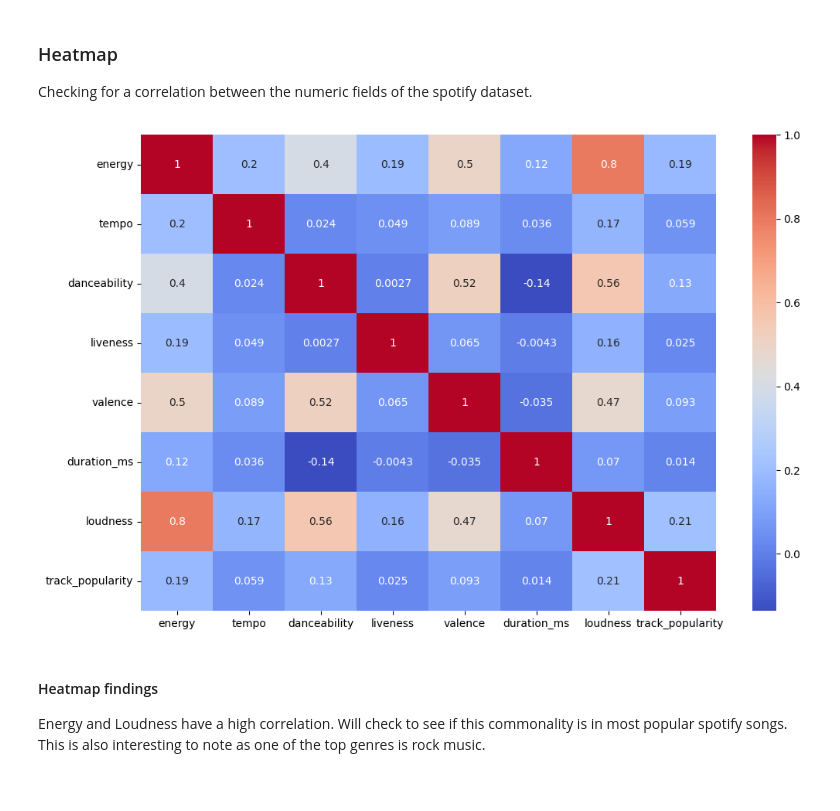
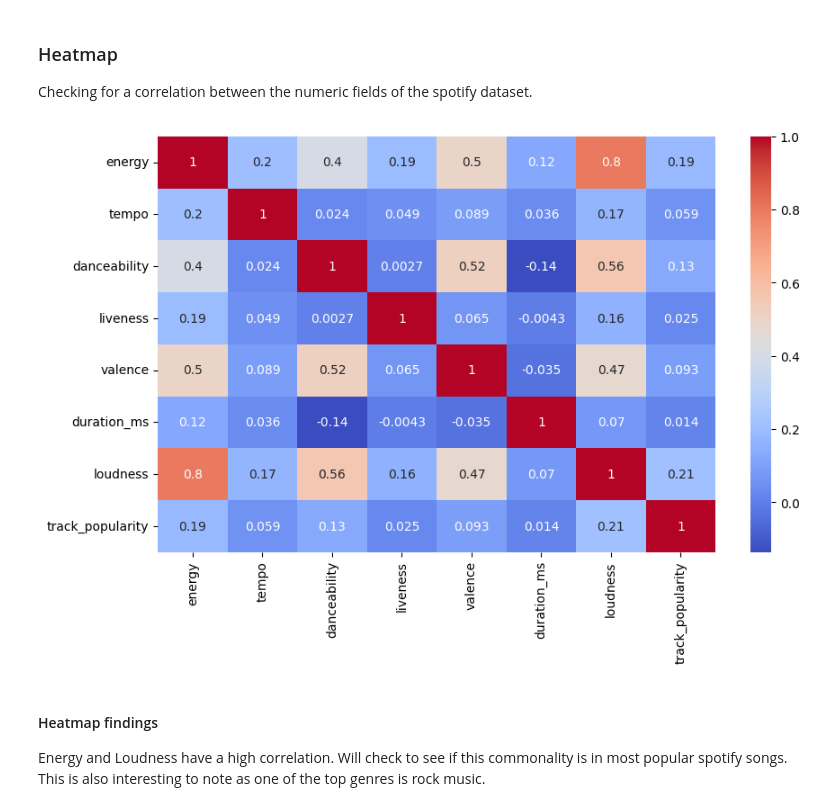
Before and after one commit to luckycarms/Music, a Jupyter notebook: music.ipynb, the cells around one changed output. Cells and saved outputs as stored; diff of their text form; code cells hidden in the pictures.

```diff
--- a/music.ipynb
+++ b/music.ipynb
@@ -368,11 +369,11 @@ unioned_filtered_numeric = union_spotify_clean.select_dtypes(include=['number'])
 corr_matrix = unioned_filtered_numeric.corr()
 # %%
 # Plot the heatmap
-plt.figure(figsize=(12,8))
+plt.figure(figsize=(10,6))
 sns.heatmap(corr_matrix, annot=True, cmap='coolwarm')
 plt.show()
 # %% [output]
-[figure, old version]
+[figure, new version]
 # %% [markdown]
 #### Heatmap findings
 
```
Also changed, not shown: parts of 5 cells of this notebook, 1 other file.
